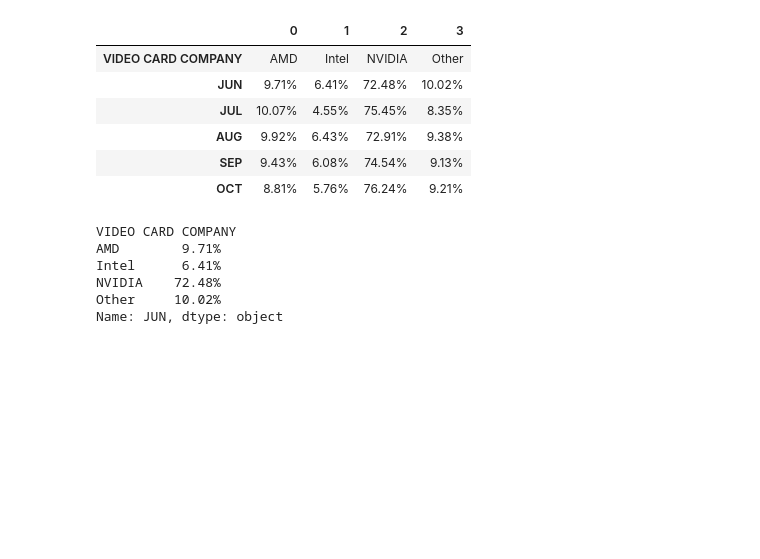
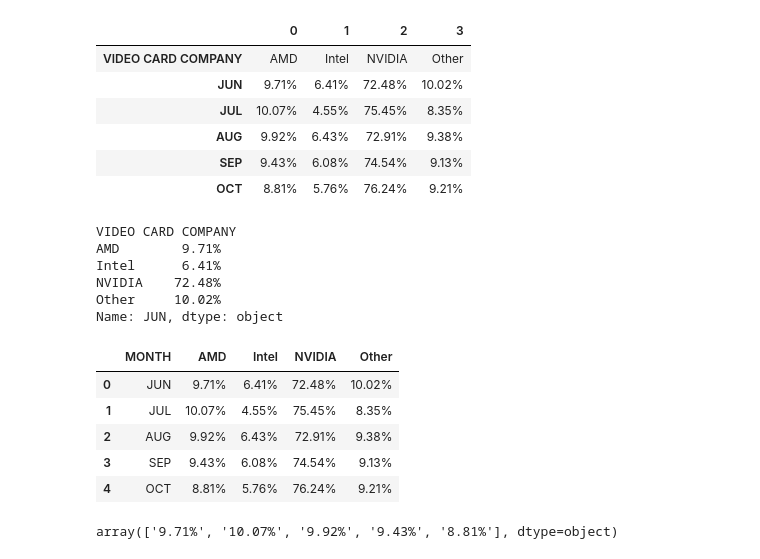
Before and after one commit to zchaikin/ics484, a Jupyter notebook: Scratch paper.ipynb, the cells around one changed output. Saved outputs shown, nothing was run; the diff lists cells and outputs as text; code cells hidden in the pictures; blank space fills up the shorter version.

```diff
--- a/Scratch paper.ipynb
+++ b/Scratch paper.ipynb
@@ -123,3 +123,18 @@ Intel      6.41%
 NVIDIA    72.48%
 Other     10.02%
 Name: JUN, dtype: object
+# %%
+reform = pd.read_csv('data/reformated.csv')
+reform
+# %% [output]
+|  | MONTH | AMD | Intel | NVIDIA | Other |
+| 0 | JUN | 9.71% | 6.41% | 72.48% | 10.02% |
+| 1 | JUL | 10.07% | 4.55% | 75.45% | 8.35% |
+| 2 | AUG | 9.92% | 6.43% | 72.91% | 9.38% |
+| 3 | SEP | 9.43% | 6.08% | 74.54% | 9.13% |
+| 4 | OCT | 8.81% | 5.76% | 76.24% | 9.21% |
+# %%
+name = reform['AMD'].values
+name
+# %% [output]
+array(['9.71%', '10.07%', '9.92%', '9.43%', '8.81%'], dtype=object)
```
Also changed, not shown: 1 other file.
